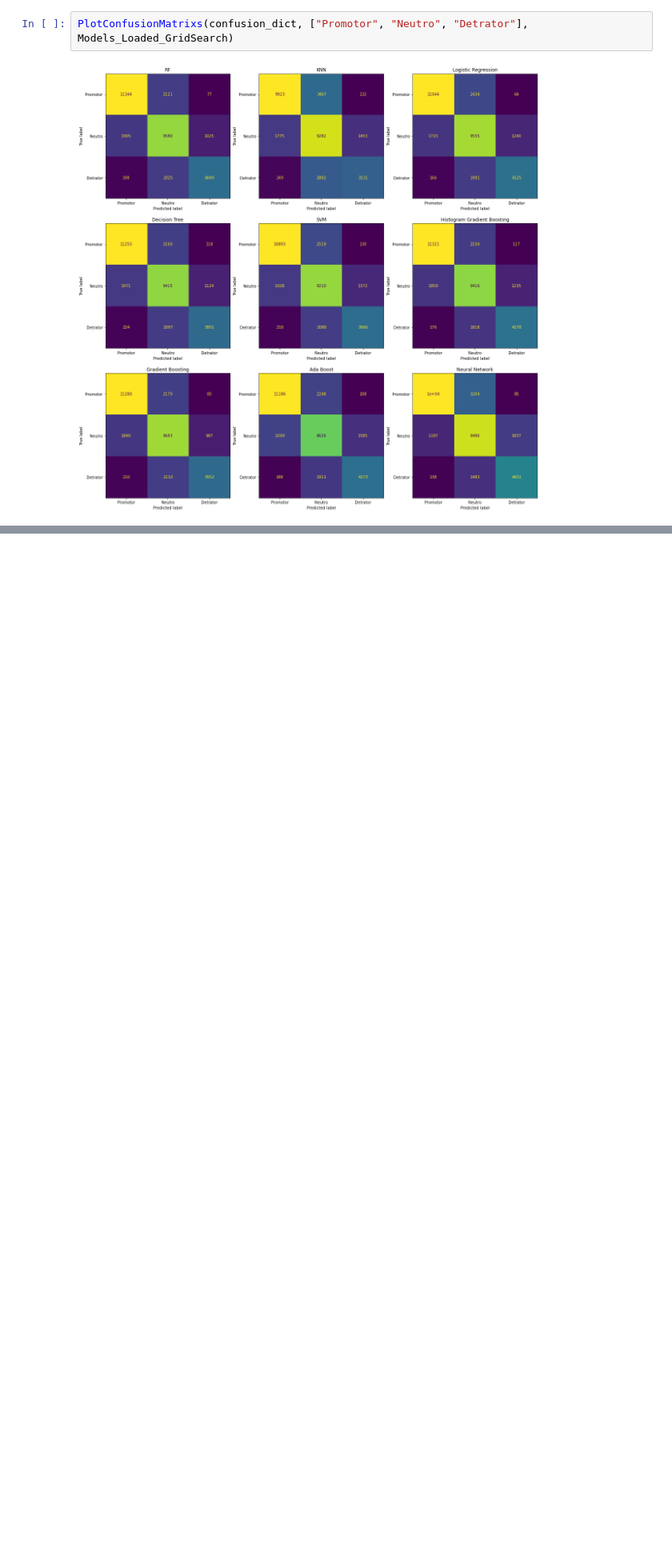
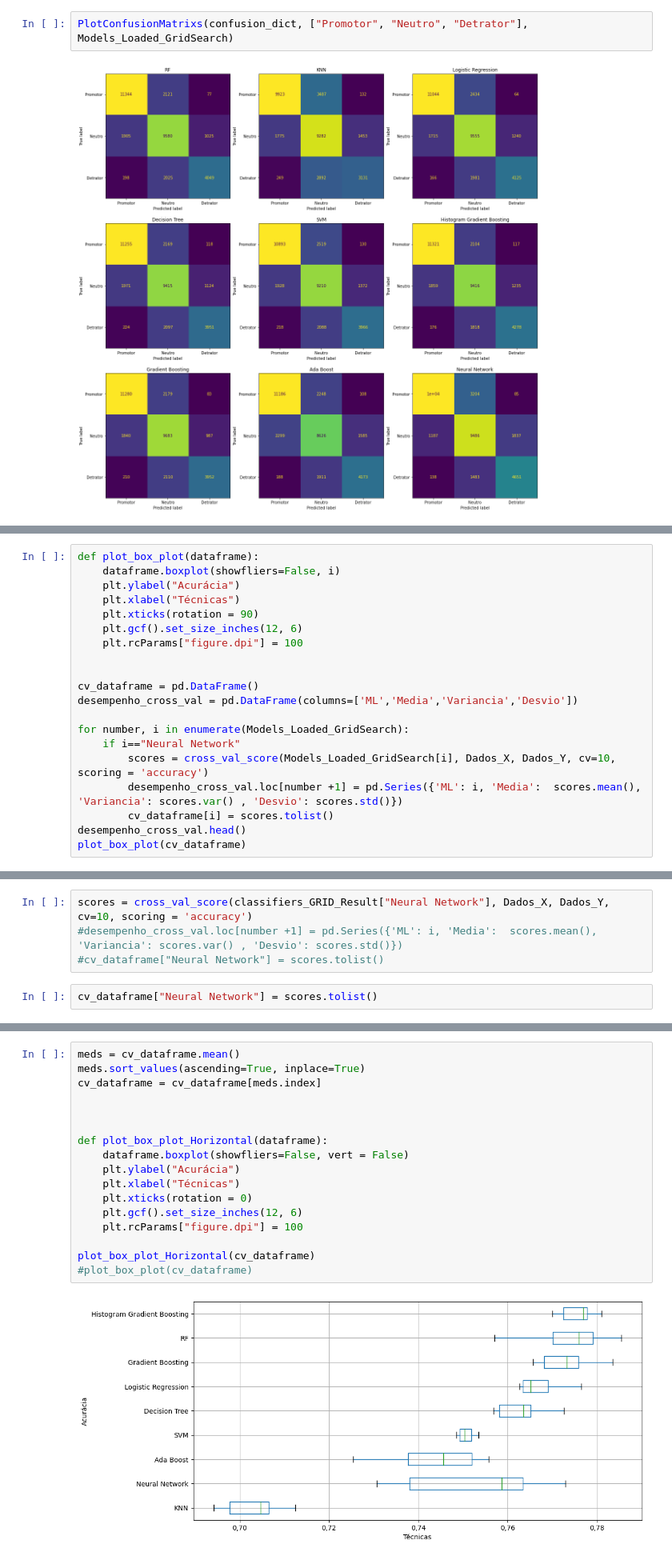
Before and after one commit to mrelero/machine-learning-anatel-database, a Jupyter notebook: Paper2/Model3/model3.ipynb, the cells around one changed output, grey strips where cells are left out. Shown at 80% size. Cells and saved outputs as stored; diff of their text form; blank space fills up the shorter version.

Commit message:
CV e ajustes Modelo 3

```diff
--- a/Paper2/Model3/model3.ipynb
+++ b/Paper2/Model3/model3.ipynb
@@ -646,0 +666,20 @@ PlotConfusionMatrixs(confusion_dict, ["Promotor", "Neutro", "Detrator"], Models_
+# %%
+def plot_box_plot(dataframe):
+    dataframe.boxplot(showfliers=False, i)
+    plt.ylabel("Acurácia")
+    plt.xlabel("Técnicas")
+    plt.xticks(rotation = 90)
+    plt.gcf().set_size_inches(12, 6)
+    plt.rcParams["figure.dpi"] = 100
+
+
+cv_dataframe = pd.DataFrame()
+desempenho_cross_val = pd.DataFrame(columns=['ML','Media','Variancia','Desvio'])
+
+for number, i in enumerate(Models_Loaded_GridSearch):
+    if i=="Neural Network"
+        scores = cross_val_score(Models_Loaded_GridSearch[i], Dados_X, Dados_Y, cv=10, scoring = 'accuracy')
+        desempenho_cross_val.loc[number +1] = pd.Series({'ML': i, 'Media':  scores.mean(), 'Variancia': scores.var() , 'Desvio': scores.std()})
+        cv_dataframe[i] = scores.tolist()
+desempenho_cross_val.head()
+plot_box_plot(cv_dataframe)
@@ -646,0 +701,6 @@ PlotConfusionMatrixs(confusion_dict, ["Promotor", "Neutro", "Detrator"], Models_
+# %%
+scores = cross_val_score(classifiers_GRID_Result["Neural Network"], Dados_X, Dados_Y, cv=10, scoring = 'accuracy')
+#desempenho_cross_val.loc[number +1] = pd.Series({'ML': i, 'Media':  scores.mean(), 'Variancia': scores.var() , 'Desvio': scores.std()})
+#cv_dataframe["Neural Network"] = scores.tolist()
+# %%
+cv_dataframe["Neural Network"] = scores.tolist()
@@ -646,0 +721,19 @@ PlotConfusionMatrixs(confusion_dict, ["Promotor", "Neutro", "Detrator"], Models_
+# %%
+meds = cv_dataframe.mean()
+meds.sort_values(ascending=True, inplace=True)
+cv_dataframe = cv_dataframe[meds.index]
+
+
+
+def plot_box_plot_Horizontal(dataframe):
+    dataframe.boxplot(showfliers=False, vert = False)
+    plt.ylabel("Acurácia")
+    plt.xlabel("Técnicas")
+    plt.xticks(rotation = 0)
+    plt.gcf().set_size_inches(12, 6)
+    plt.rcParams["figure.dpi"] = 100
+
+plot_box_plot_Horizontal(cv_dataframe)
+#plot_box_plot(cv_dataframe)
+# %% [output]
+[figure, added]
```
Also changed, not shown: parts of 22 cells of this notebook, 2 other files.
